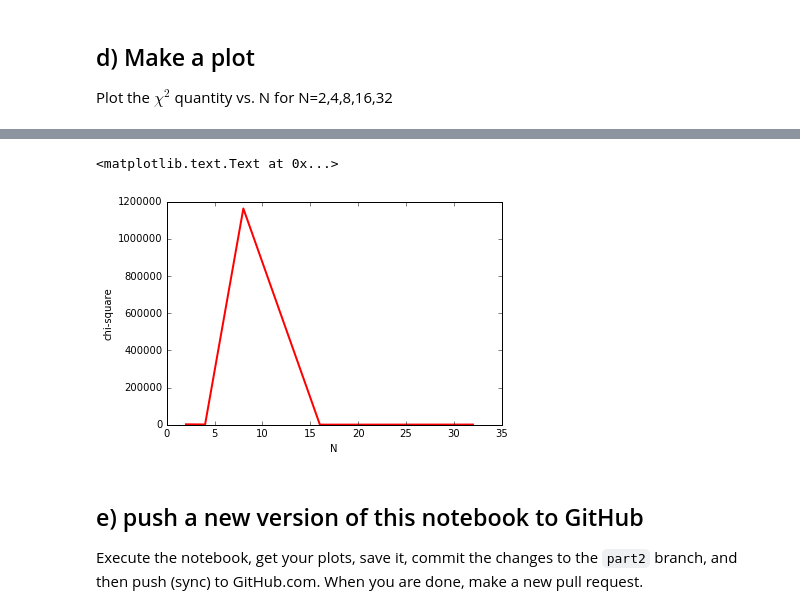
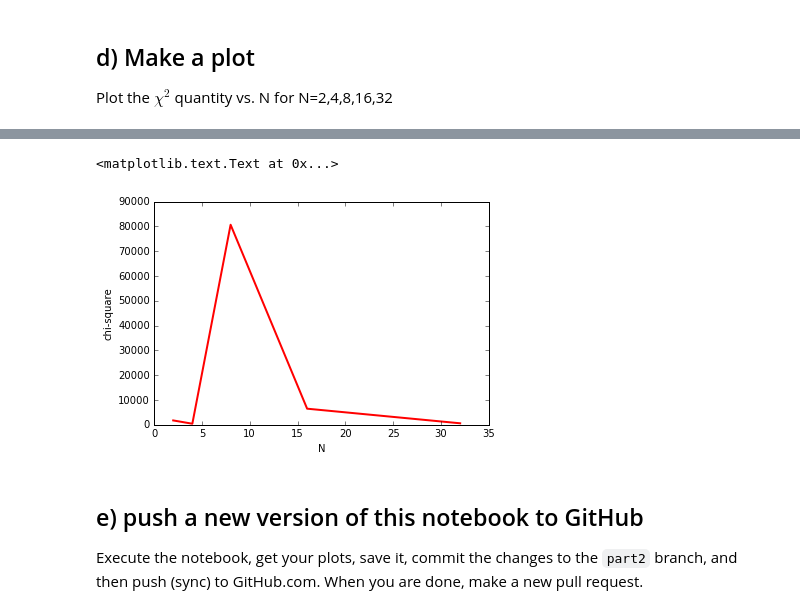
Before and after one commit to cranmer/intro-exp-phys-II, a Jupyter notebook: Central-Limit-Theorem.ipynb, the cells around one changed output, grey strips where cells are left out. Drawn from its saved outputs; the diff is of its cells as text; code cells hidden in the pictures.

```diff
--- a/Central-Limit-Theorem.ipynb
+++ b/Central-Limit-Theorem.ipynb
@@ -428,10 +441,10 @@ do_random_convolution_with_chi2(ok_distributions_list, 32)
 # %%
-plt.plot((2, 4, 8, 16, 32), (2497.43287014, 1797.76698774, 1162881.22436, 856.683396048, 1276.04073436), lw=2, c='r')
+plt.plot((2, 4, 8, 16, 32), (1762.57068248, 433.769047659, 80667.3960289, 6496.566314, 604.721157487), lw=2, c='r')
 plt.xlabel('N')
 plt.ylabel('chi-square')
 # %% [output]
 <matplotlib.text.Text at 0x...>
-[figure, old version]
+[figure, new version]
 # %% [markdown]
 ## e) push a new version of this notebook to GitHub
 
```
Also changed, not shown: parts of 6 cells of this notebook.
